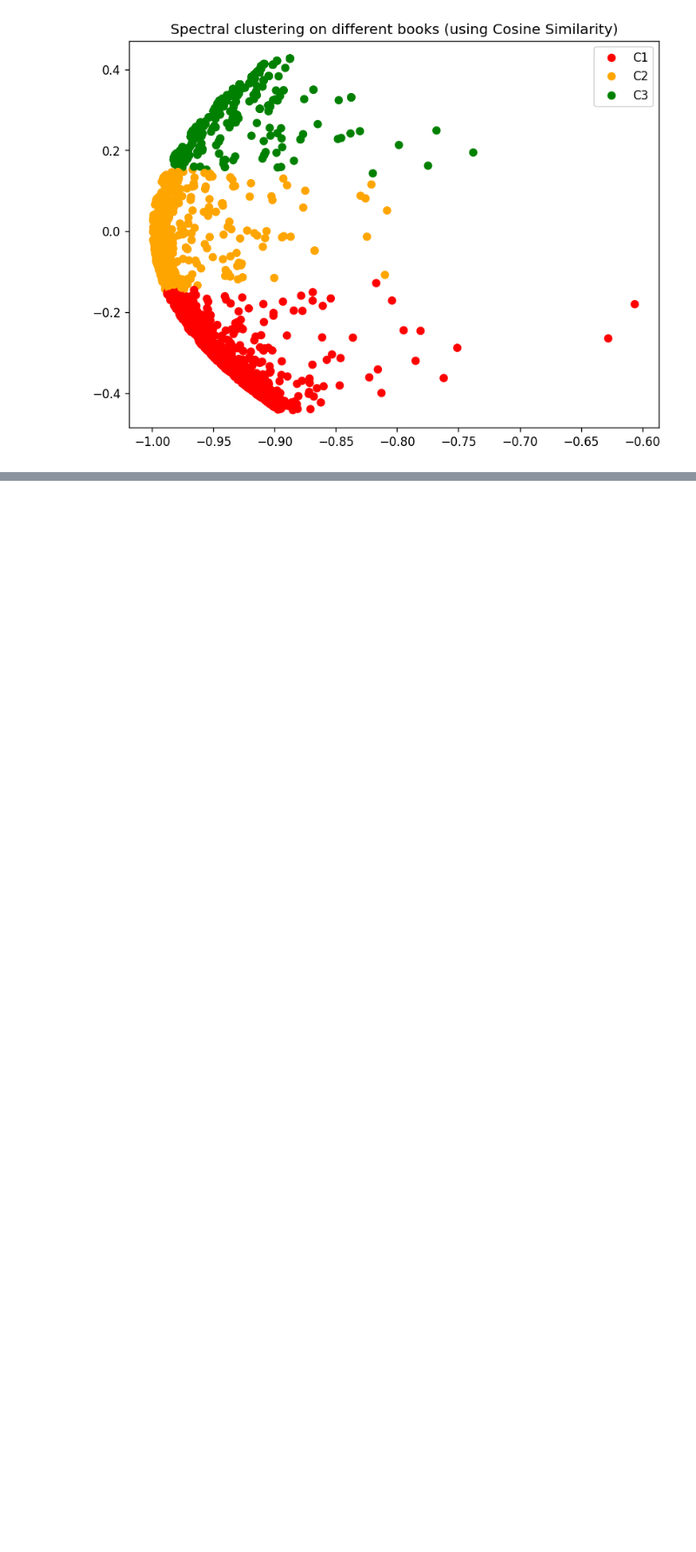
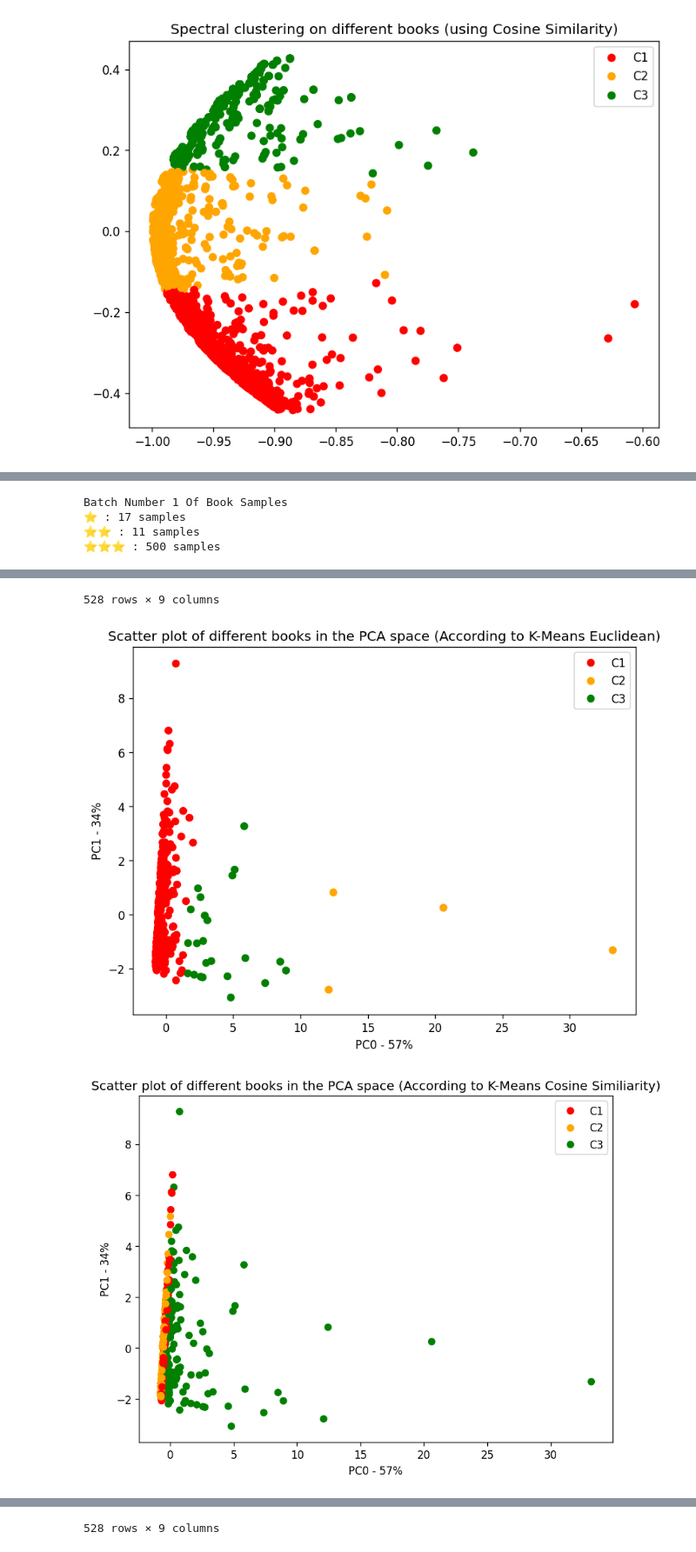
Before and after one commit to darhal/IFT799-DataScience, a Jupyter notebook: Lab2/tp2.ipynb, the cells around one changed output, grey strips where cells are left out. Shown at 87% size. Drawn from its saved outputs; the diff is of its cells as text; code cells hidden in the pictures; blank space fills up the shorter version.

```diff
--- a/Lab2/tp2.ipynb
+++ b/Lab2/tp2.ipynb
@@ -336,0 +353,31 @@ _ = displayAccuracyMatrix(pdBooksFeatures, booksFeatures, (kmeansEucli, kmeansCo
+# %%
+# Q B-3
+def fullAnalysis(pdBooksFeatures, booksFeatures):
+    kmeansEucli, kmeansCos = displayKmeansClustering(pdBooksFeatures, pdBooksFeatures)
+    spectralEucliCoords, spectralEucli, spectralCosCoords, spectralCos = displaySpectralClustering(pdBooksFeatures)
+    displayAccuracyMatrix(
+        pdBooksFeatures,
+        booksFeatures,
+        (kmeansEucli, kmeansCos),
+        (spectralEucli, spectralCos),
+        spectralEucliCoords,
+        spectralCosCoords
+    )
+
+
+X = []
+for i in range(0,5):
+    print(f"Batch Number {i+1} Of Book Samples")
+    # https://www.geeksforgeeks.org/stratified-sampling-in-pandas/
+    X.append(pdBooksFeatures.groupby('Class', group_keys=False).apply(lambda x: x.sample(frac=0.2)))
+    count = [ (X[-1].Class.values == i).sum() for i in range(0, 3) ]
+    for i in range(0,3):
+        nbStars = (i+1) * "⭐"
+        print(f"{nbStars} : {count[i]} samples")
+    display(X[-1])
+    fullAnalysis(X[-1], X[-1][CRITERIAS])
+# %% [output]
+Batch Number 1 Of Book Samples
+⭐ : 17 samples
+⭐⭐ : 11 samples
+⭐⭐⭐ : 500 samples
@@ -336,0 +396,3 @@ _ = displayAccuracyMatrix(pdBooksFeatures, booksFeatures, (kmeansEucli, kmeansCo
+528 rows × 9 columns
+[figure, added]
+[figure, added]
@@ -336,0 +420 @@ _ = displayAccuracyMatrix(pdBooksFeatures, booksFeatures, (kmeansEucli, kmeansCo
+528 rows × 9 columns
```
Also changed, not shown: parts of 6 cells of this notebook.
